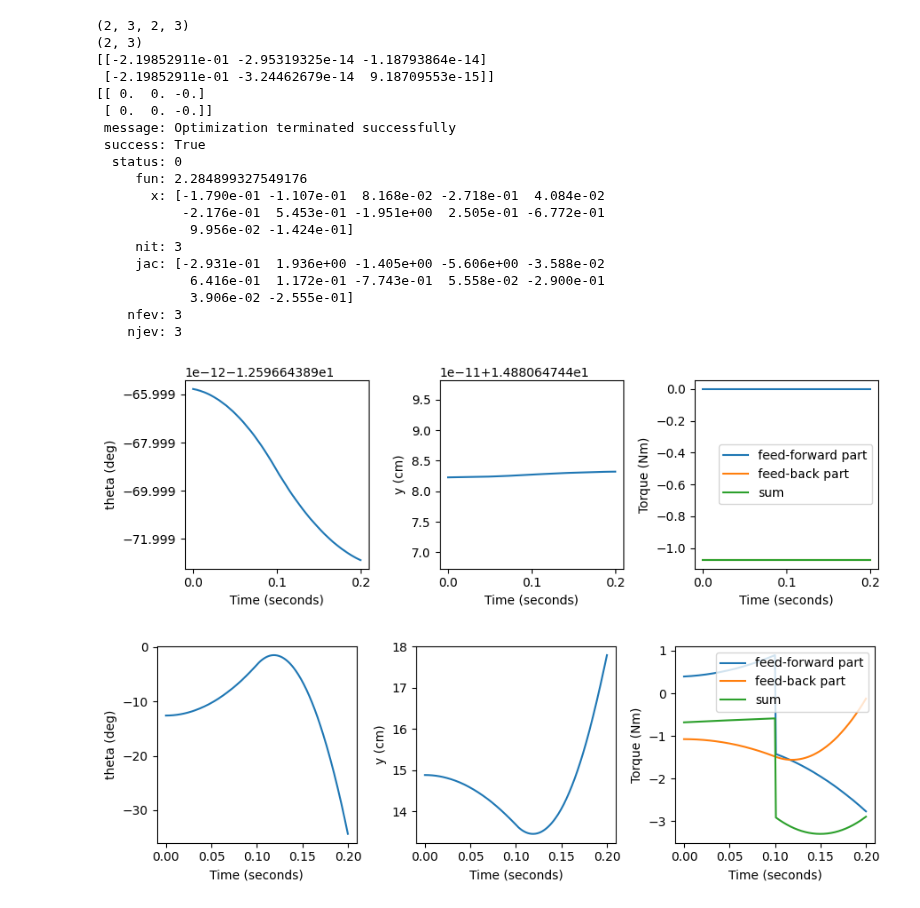
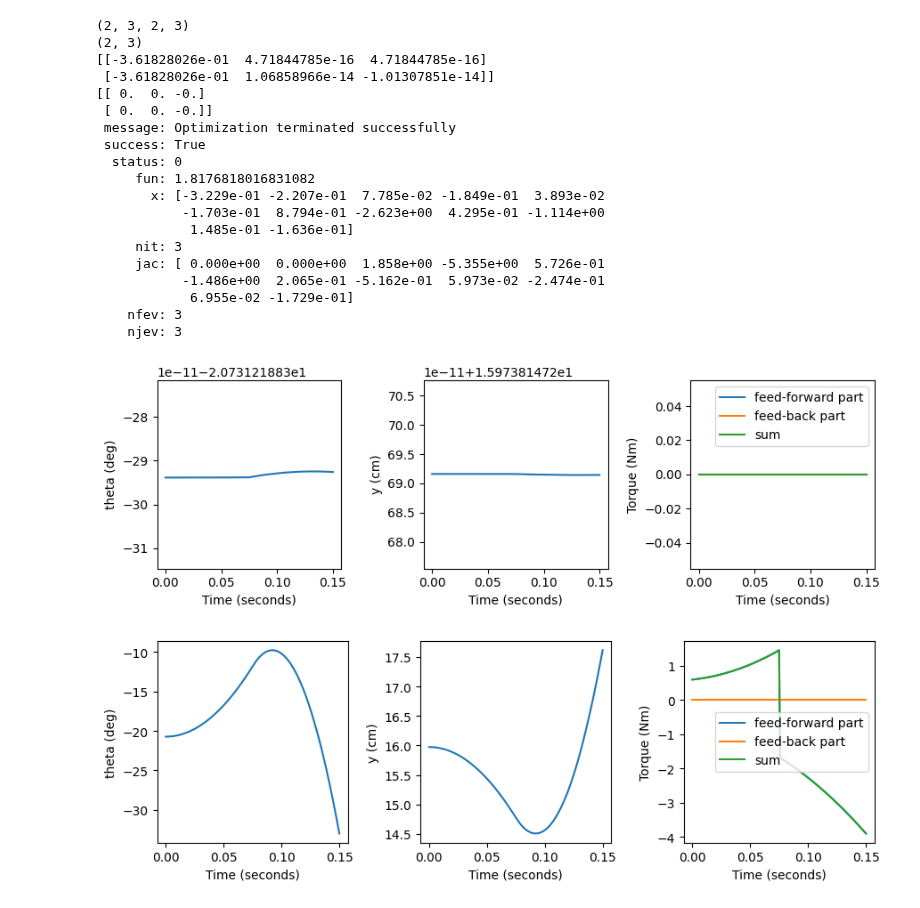
Before and after one commit to JGSuw/hsa_hopper_control, a Jupyter notebook: notebooks/hop_controller_combined.ipynb, the cells around one changed output. Drawn from its saved outputs; the diff is of its cells as text; code cells hidden in the pictures.

```diff
--- a/notebooks/hop_controller_combined.ipynb
+++ b/notebooks/hop_controller_combined.ipynb
@@ -7,10 +7,10 @@ from hsa_hopper.hsa_model import HSAModel
 from matplotlib import pyplot as plt
 
 # load hsa potential
-# with open('hsa_model.yaml','r') as f:
-#     model_attrs = yaml.load(f,yaml.Loader)
-# hsa_model = HSAModel.make_from_dict(model_attrs)
-hsa_model=None
+with open('hsa_model.yaml','r') as f:
+    model_attrs = yaml.load(f,yaml.Loader)
+hsa_model = HSAModel.make_from_dict(model_attrs)
+# hsa_model=None
 
 # load actuator model
 with open('no_hsa_model.yaml', 'r') as f:
@@ -23,22 +23,22 @@ with open('no_hsa_model.yaml', 'r') as f:
 L1 = .07
 L2 = .15
 kin_params = KinematicParameters(L1,L2,.3,-.003)
-x_td = -.6
-x0 = -.65
-tf = .2
-total_mass = 1.5
+x_td = -33*np.pi/180
+x0 = x_td
+tf = .15
+total_mass = 1.3
 dynamics_params = DynamicsParameters(
     J=J,
-    m_cart=total_mass-m_foot/2,
+    m_cart=total_mass-m_foot,
     m_foot=m_foot,
     bx=1*bx,
     by=0,
     bl=bl,
-    Kx=2.5,
+    Kx=0,
     x0=x0,
     kinematics=kin_params,
     hsa_model=hsa_model,
-    psi = 0*np.pi/180
+    psi = -45*np.pi/180
 )
 
 # kinematics functions
@@ -53,7 +53,7 @@ stance_boundary_cond = {
     'xN' : x_td,
     'y1' : float(y(x_td)),
     'yN' : float(y(x_td)),
-    'ydot1' : -.60,
+    'ydot1' : -.6,
     'ydotN' : 1.05
 }
 # stance_dynamics(np.array([x_td]),np.array([0.]),np.array([0.]),dynamics_params)
@@ -197,7 +197,7 @@ make_interp_figure(x_interp_stance, u_interp_stance, dynamics_params)
 # generate initial guess for the startup controller solution via
 # forward simulation of passive system
 collo_params2 = hsa_hopper.collocation.CollocationParameters(2,3,3,3,0,tf)
-dynamics_params.Kx = 2.5
+# dynamics_params.Kx = 2.5
 x_interp, u_interp = initial_guess(dynamics_params,
                                    collo_params2,
                                    startup_boundary_cond,
@@ -217,44 +217,44 @@ bvp = hsa_hopper.collocation.HopBVP(
      startup_boundary_cond['xdotN']],
     # [-50*np.pi/180,-20],
     # [20*np.pi/180,20],
     [-1e3,-1e3],
     [1e3,1e3],
     dynamics_params,
     collo_params2,
 )
 result = bvp.optimize(z, options = {
     'ftol': 1e-3,
     'maxiter': 200,
     'eps': 1e-4,
 },
 regeneration=True)
 print(result)
 
 x_interp_startup= hsa_hopper.collocation.PiecewiseInterpolation(bvp.c_mat,collo_params2.tk)
 u_interp_startup= hsa_hopper.collocation.PiecewiseInterpolation(bvp.d_mat,collo_params2.tk)
 make_interp_figure(x_interp_startup, u_interp_startup, dynamics_params)
 # %% [output]
 (2, 3, 2, 3)
 (2, 3)
-[[-2.19852911e-01 -2.95319325e-14 -1.18793864e-14]
- [-2.19852911e-01 -3.24462679e-14  9.18709553e-15]]
+[[-3.61828026e-01  4.71844785e-16  4.71844785e-16]
+ [-3.61828026e-01  1.06858966e-14 -1.01307851e-14]]
 [[ 0.  0. -0.]
  [ 0.  0. -0.]]
  message: Optimization terminated successfully
  success: True
   status: 0
-     fun: 2.284899327549176
-       x: [-1.790e-01 -1.107e-01  8.168e-02 -2.718e-01  4.084e-02
-           -2.176e-01  5.453e-01 -1.951e+00  2.505e-01 -6.772e-01
-            9.956e-02 -1.424e-01]
+     fun: 1.8176818016831082
+       x: [-3.229e-01 -2.207e-01  7.785e-02 -1.849e-01  3.893e-02
+           -1.703e-01  8.794e-01 -2.623e+00  4.295e-01 -1.114e+00
+            1.485e-01 -1.636e-01]
      nit: 3
-     jac: [-2.931e-01  1.936e+00 -1.405e+00 -5.606e+00 -3.588e-02
-            6.416e-01  1.172e-01 -7.743e-01  5.558e-02 -2.900e-01
-            3.906e-02 -2.555e-01]
+     jac: [ 0.000e+00  0.000e+00  1.858e+00 -5.355e+00  5.726e-01
+           -1.486e+00  2.065e-01 -5.162e-01  5.973e-02 -2.474e-01
+            6.955e-02 -1.729e-01]
     nfev: 3
     njev: 3
-[figure, old version]
+[figure, new version]
-[figure, old version]
+[figure, new version]
 # %%
 # build the controller
 potential_string = 'hsa' if dynamics_params.hsa_model is not None else 'no_hsa'
```
Also changed, not shown: parts of 2 cells of this notebook, 3 other files.
